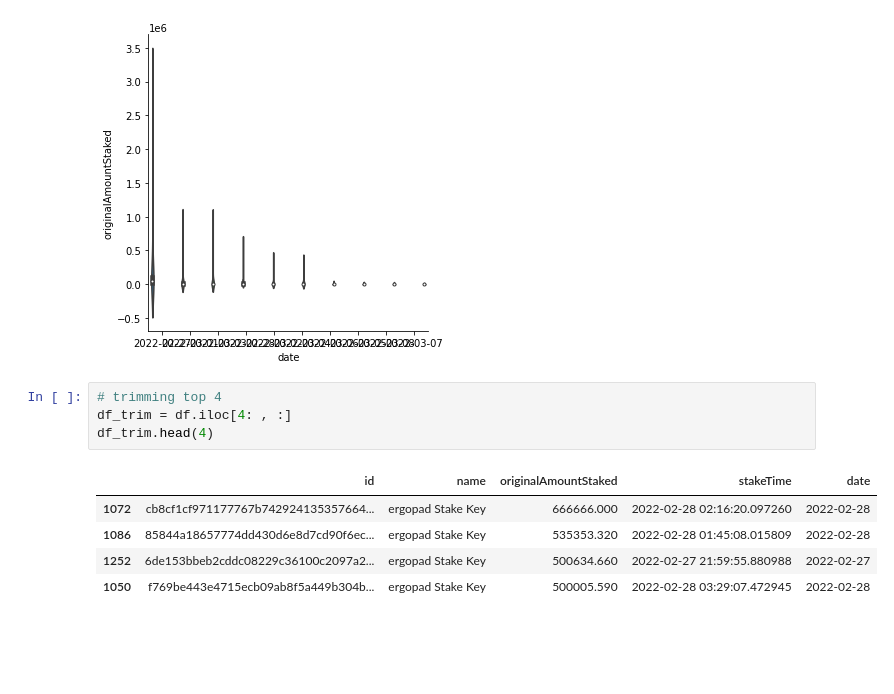
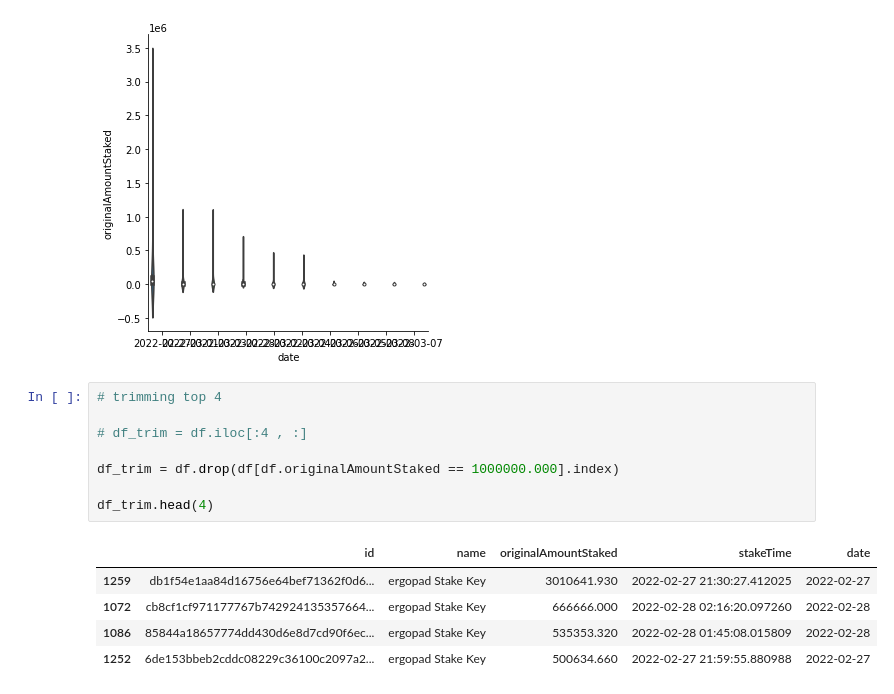
Before and after one commit to glasgowm148/ergoscripts, a Jupyter notebook: py/scrape.ipynb, the cells around one changed output. Cells and saved outputs as stored; diff of their text form; blank space fills up the shorter version.

```diff
--- a/py/scrape.ipynb
+++ b/py/scrape.ipynb
@@ -142,14 +146,18 @@ sns.catplot(x="date", y="originalAmountStaked", hue="date",
 [figure]
 # %%
 # trimming top 4
-df_trim = df.iloc[4: , :]
+
+# df_trim = df.iloc[:4 , :]
+
+df_trim = df.drop(df[df.originalAmountStaked == 1000000.000].index)
+
 df_trim.head(4)
 # %% [output]
 |  | id | name | originalAmountStaked | stakeTime | date |
+| 1259 | db1f54e1aa84d16756e64bef71362f0d6... | ergopad Stake Key | 3010641.930 | 2022-02-27 21:30:27.412025 | 2022-02-27 |
 | 1072 | cb8cf1cf971177767b742924135357664... | ergopad Stake Key | 666666.000 | 2022-02-28 02:16:20.097260 | 2022-02-28 |
 | 1086 | 85844a18657774dd430d6e8d7cd90f6ec... | ergopad Stake Key | 535353.320 | 2022-02-28 01:45:08.015809 | 2022-02-28 |
 | 1252 | 6de153bbeb2cddc08229c36100c2097a2... | ergopad Stake Key | 500634.660 | 2022-02-27 21:59:55.880988 | 2022-02-27 |
-| 1050 | f769be443e4715ecb09ab8f5a449b304b... | ergopad Stake Key | 500005.590 | 2022-02-28 03:29:07.472945 | 2022-02-28 |
 # %%
 # Distribution without the top 4
 sns.catplot(x="originalAmountStaked", y="date",  data=df_trim)
```
Also changed, not shown: parts of 2 cells of this notebook, 3 other files.
